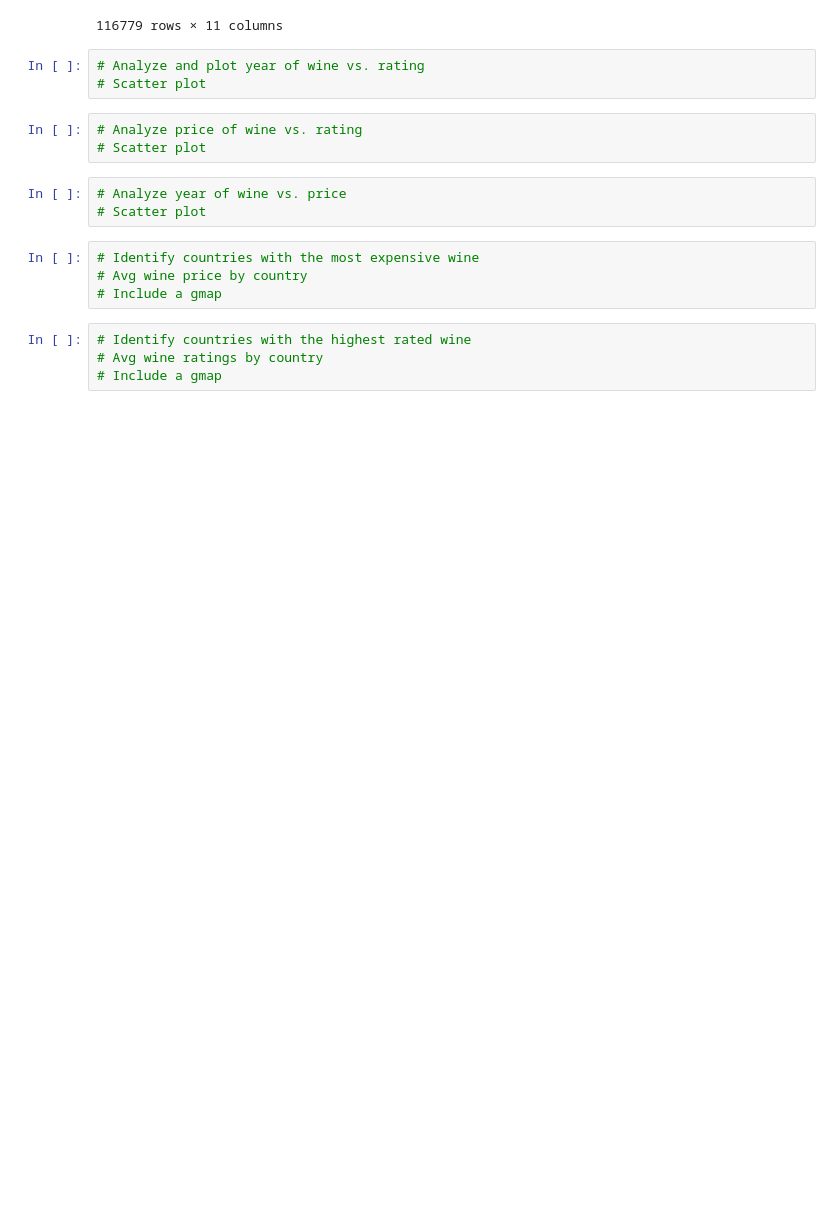
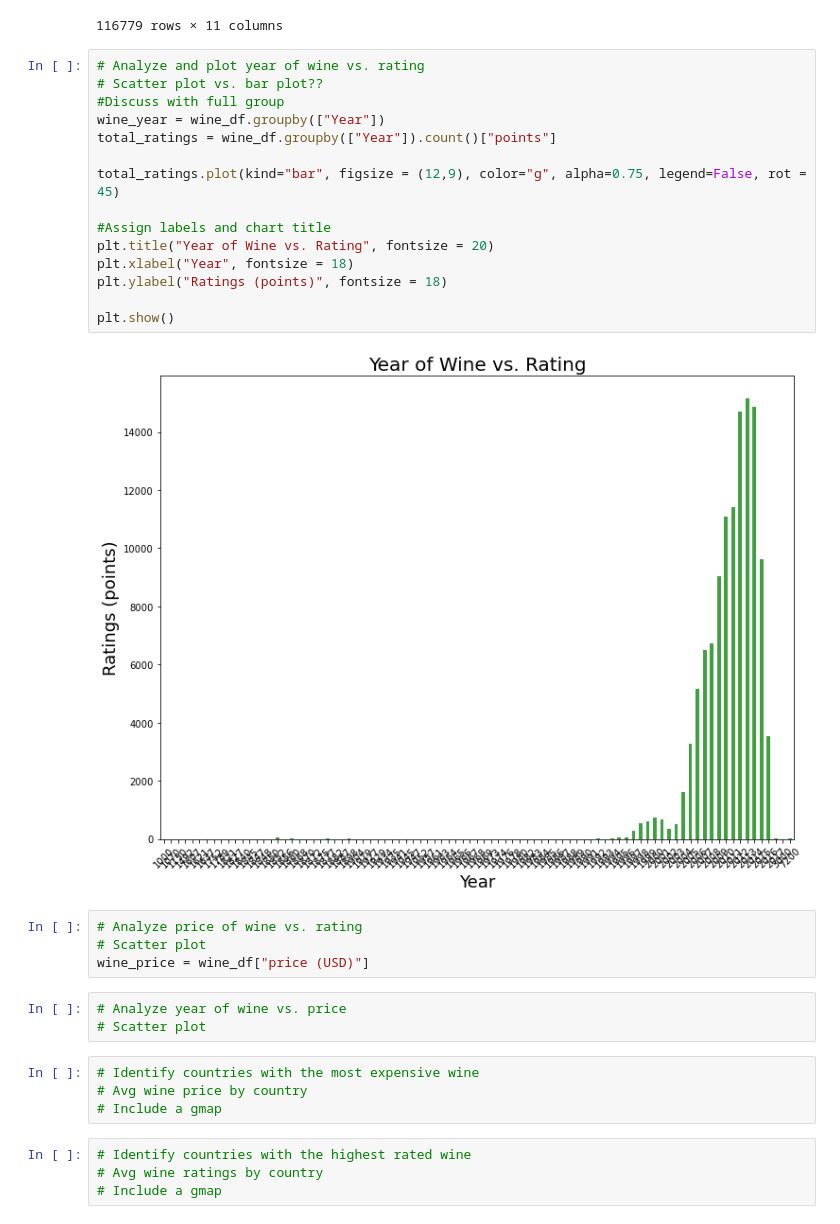
Before and after one commit to NHoyer95/umnbootcamp-project-1, a Jupyter notebook: WineRatings.ipynb, the cells around one changed output. Cells and saved outputs as stored; diff of their text form; blank space fills up the shorter version.

Commit message:
ciera testing bar plots vs scatter plots for data rep

```diff
--- a/WineRatings.ipynb
+++ b/WineRatings.ipynb
@@ -58,12 +58,27 @@ wine_df
 | 129969 | US | Short and slightly sweet, there's... | Proprietor's Reserve | 80 | 13.0 | Pennsylvania | Pennsylvania | Chaddsford 2007 Proprietor's Rese... | White Blend | ... |
 | 129970 | Argentina | Smells like crushed vitamins, iro... | Finca La Martina | 80 | 13.0 | Mendoza Province | Mendoza | Reyter 2009 Finca La Martina Char... | Chardonnay | ... |
 116779 rows × 11 columns
+# %%
+# Analyze and plot year of wine vs. rating
+# Scatter plot vs. bar plot??
+#Discuss with full group
+wine_year = wine_df.groupby(["Year"])
+total_ratings = wine_df.groupby(["Year"]).count()["points"]
+
+total_ratings.plot(kind="bar", figsize = (12,9), color="g", alpha=0.75, legend=False, rot = 45)
+
+#Assign labels and chart title
+plt.title("Year of Wine vs. Rating", fontsize = 20)
+plt.xlabel("Year", fontsize = 18)
+plt.ylabel("Ratings (points)", fontsize = 18)
+
+plt.show()
+# %% [output]
+[figure, added]
 # %%
-# Analyze and plot year of wine vs. rating
+# Analyze price of wine vs. rating
 # Scatter plot
+wine_price = wine_df["price (USD)"]
-# %%
-# Analyze price of wine vs. rating
-# Scatter plot
 # %%
 # Analyze year of wine vs. price
 # Scatter plot
```
